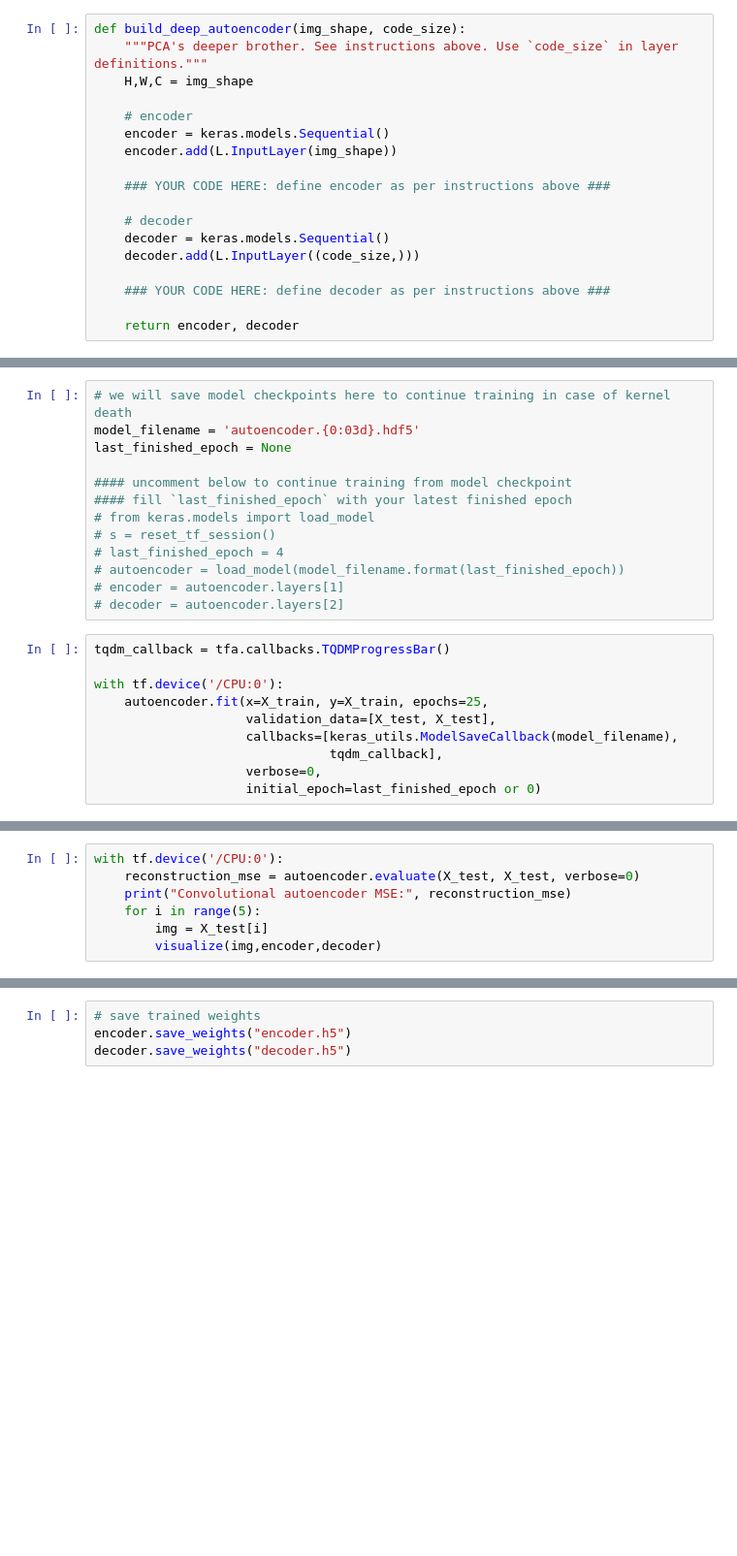
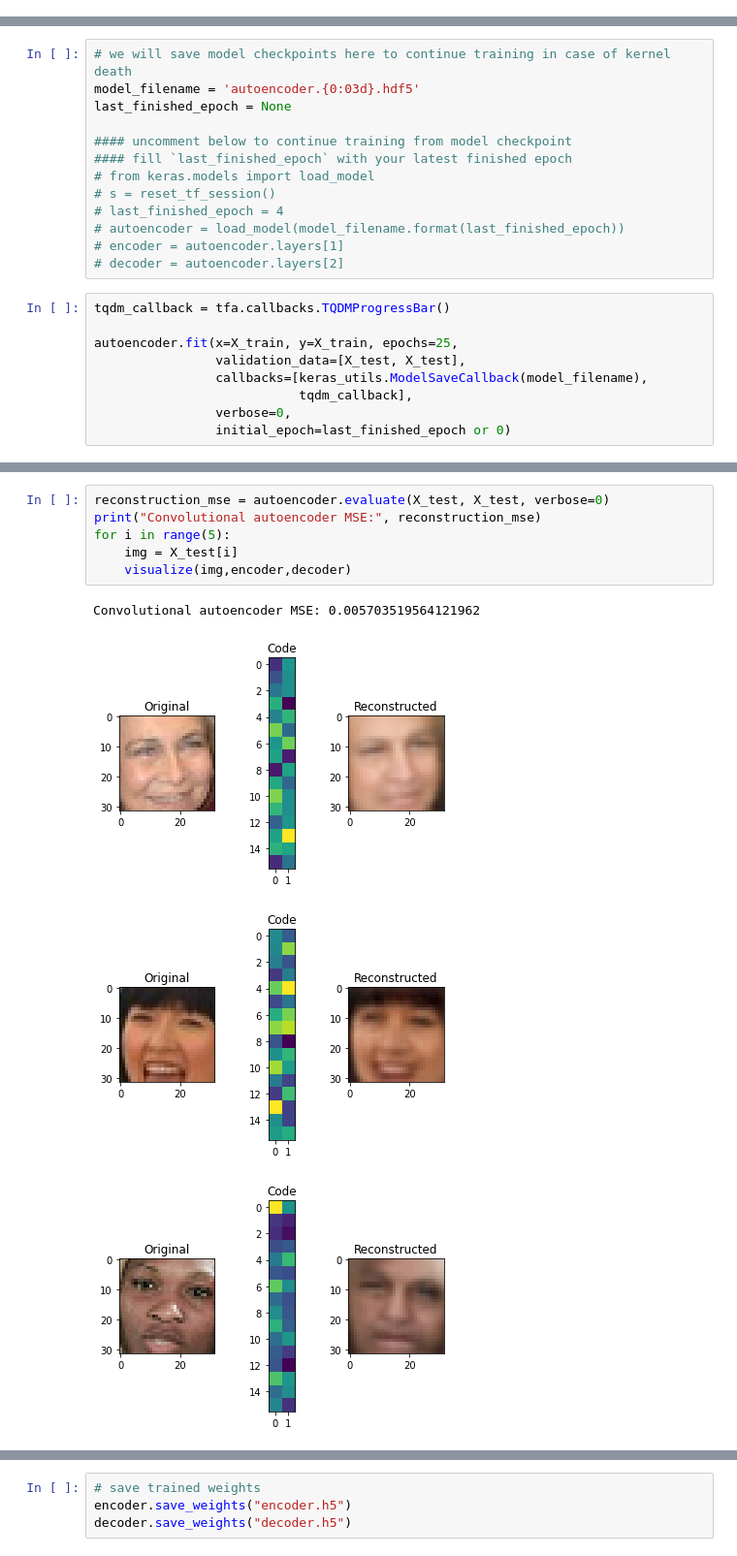
Before and after one commit to snow01/intro-to-dl, a Jupyter notebook: week4/Autoencoders-task.ipynb, the cells around one changed output, grey strips where cells are left out. Shown at 97% size. Saved outputs shown, nothing was run; the diff lists cells and outputs as text; blank space fills up the shorter version.

```diff
--- a/week4/Autoencoders-task.ipynb
+++ b/week4/Autoencoders-task.ipynb
@@ -240,18 +294,0 @@ with tf.device('/CPU:0'):
-# %%
-def build_deep_autoencoder(img_shape, code_size):
-    """PCA's deeper brother. See instructions above. Use `code_size` in layer definitions."""
-    H,W,C = img_shape
-
-    # encoder
-    encoder = keras.models.Sequential()
-    encoder.add(L.InputLayer(img_shape))
-
-    ### YOUR CODE HERE: define encoder as per instructions above ###
-
-    # decoder
-    decoder = keras.models.Sequential()
-    decoder.add(L.InputLayer((code_size,)))
-
-    ### YOUR CODE HERE: define decoder as per instructions above ###
-
-    return encoder, decoder
@@ -303,10 +406,9 @@ last_finished_epoch = None
 # %%
 tqdm_callback = tfa.callbacks.TQDMProgressBar()
 
-with tf.device('/CPU:0'):
-    autoencoder.fit(x=X_train, y=X_train, epochs=25,
-                    validation_data=[X_test, X_test],
-                    callbacks=[keras_utils.ModelSaveCallback(model_filename),
-                               tqdm_callback],
-                    verbose=0,
-                    initial_epoch=last_finished_epoch or 0)
+autoencoder.fit(x=X_train, y=X_train, epochs=25,
+                validation_data=[X_test, X_test],
+                callbacks=[keras_utils.ModelSaveCallback(model_filename),
+                           tqdm_callback],
+                verbose=0,
+                initial_epoch=last_finished_epoch or 0)
@@ -313,7 +434,11 @@ with tf.device('/CPU:0'):
 # %%
-with tf.device('/CPU:0'):
-    reconstruction_mse = autoencoder.evaluate(X_test, X_test, verbose=0)
-    print("Convolutional autoencoder MSE:", reconstruction_mse)
-    for i in range(5):
-        img = X_test[i]
-        visualize(img,encoder,decoder)
+reconstruction_mse = autoencoder.evaluate(X_test, X_test, verbose=0)
+print("Convolutional autoencoder MSE:", reconstruction_mse)
+for i in range(5):
+    img = X_test[i]
+    visualize(img,encoder,decoder)
+# %% [output]
+Convolutional autoencoder MSE: 0.005703519564121962
+[figure, added]
+[figure, added]
+[figure, added]
```
Also changed, not shown: parts of 23 cells of this notebook, 4 other files.
